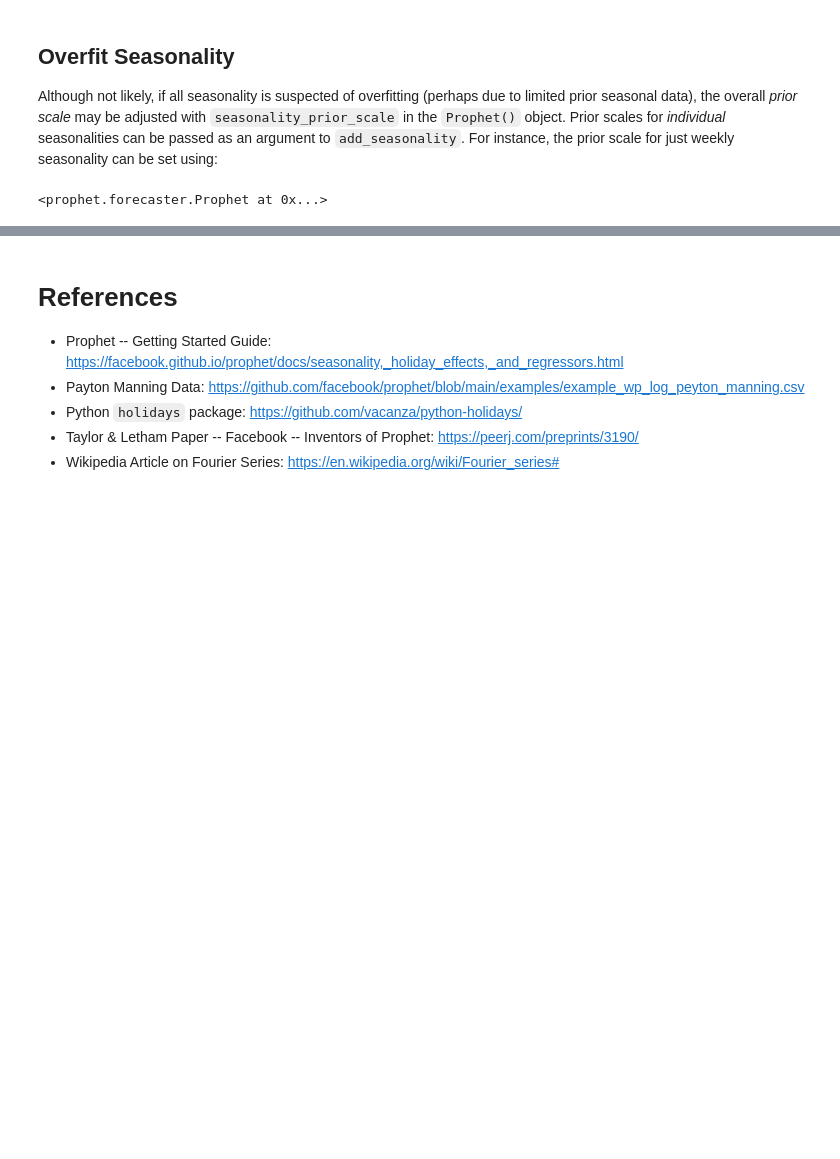
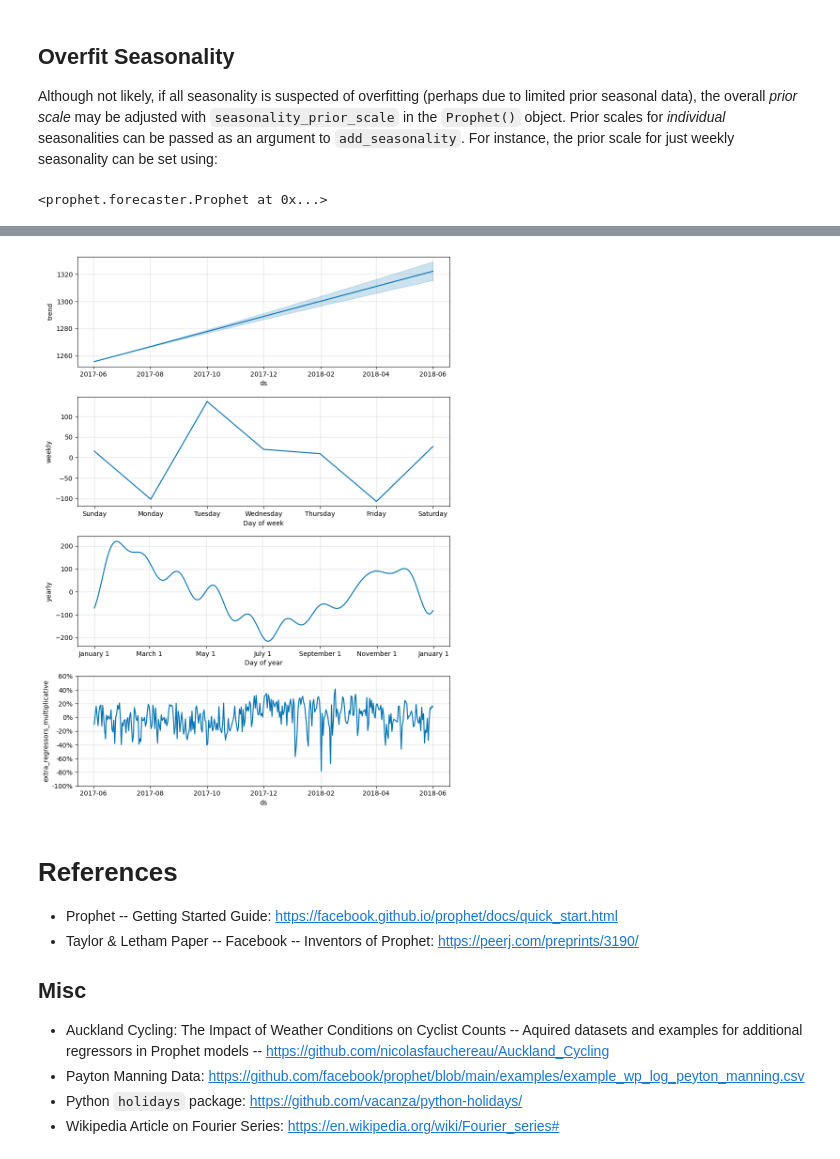
Before and after one commit to kdonavin/meta-prophet-guide, a Jupyter notebook: prophet.ipynb, the cells around one changed output, grey strips where cells are left out. Saved outputs shown, nothing was run; the diff lists cells and outputs as text; code cells hidden in the pictures; blank space fills up the shorter version.

```diff
--- a/prophet.ipynb
+++ b/prophet.ipynb
@@ -486,0 +612,8 @@ m.add_seasonality(
+# %%
+#Using Auckland Cycling Data
+
+m = Prophet()
+m.add_regressor('temp', standardize='auto', mode='multiplicative')
+m.add_regressor('rain', standardize='auto', mode='multiplicative')
+m.add_regressor('sun', standardize='auto', mode='multiplicative')
+m.add_regressor('wind', standardize='auto', mode='multiplicative')
@@ -486,0 +626,9 @@ m.add_seasonality(
+# %%
+##Train
+end_date_train = tamaki_df.ds.max() - np.timedelta64(365,'D')
+tmk_train = tamaki_df[tamaki_df.ds <= end_date_train]
+m.fit(tmk_train)
+
+##Filtering for future data
+tmk_test = m.make_future_dataframe(periods=365, include_history=False)
+tmk_test = tmk_test.merge(tamaki_df, on='ds', how='inner')
@@ -487,8 +644,17 @@ m.add_seasonality(
+# %%
+forecast = m.predict(tmk_test)
+fig = m.plot_components(forecast)
+# %% [output]
+[figure, added]
 # %% [markdown]
 # References
 
-- Prophet -- Getting Started Guide: [https://facebook.github.io/prophet/docs/seasonality,_holiday_effects,_and_regressors.html](https://facebook.github.io/prophet/docs/seasonality,_holiday_effects,_and_regressors.html)
+- Prophet -- Getting Started Guide: [https://facebook.github.io/prophet/docs/quick_start.html](https://facebook.github.io/prophet/docs/quick_start.html)
+- Taylor & Letham Paper -- Facebook -- Inventors of Prophet: [https://peerj.com/preprints/3190/](https://peerj.com/preprints/3190/)
+
+## Misc
+
+- Auckland Cycling: The Impact of Weather Conditions on Cyclist Counts -- Aquired datasets and examples for additional regressors in Prophet models -- [https://github.com/nicolasfauchereau/Auckland_Cycling](https://github.com/nicolasfauchereau/Auckland_Cycling)
 - Payton Manning Data: https://github.com/facebook/prophet/blob/main/examples/example_wp_log_peyton_manning.csv
 - Python `holidays` package: [https://github.com/vacanza/python-holidays/](https://github.com/vacanza/python-holidays/)
-- Taylor & Letham Paper -- Facebook -- Inventors of Prophet: [https://peerj.com/preprints/3190/](https://peerj.com/preprints/3190/)
 - Wikipedia Article on Fourier Series: [https://en.wikipedia.org/wiki/Fourier_series#](https://en.wikipedia.org/wiki/Fourier_series#)
```
Also changed, not shown: parts of 27 cells of this notebook.
